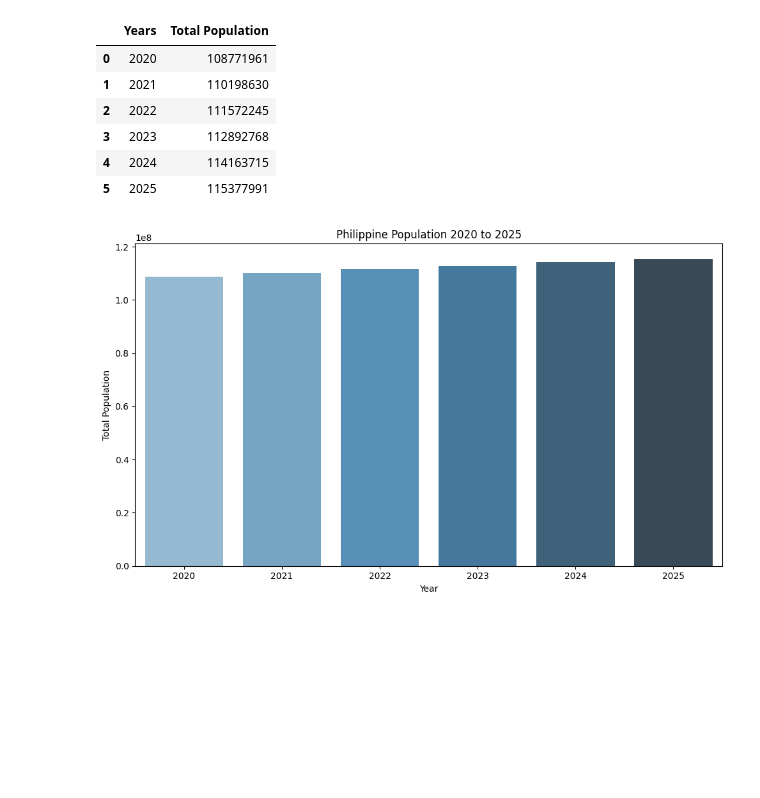
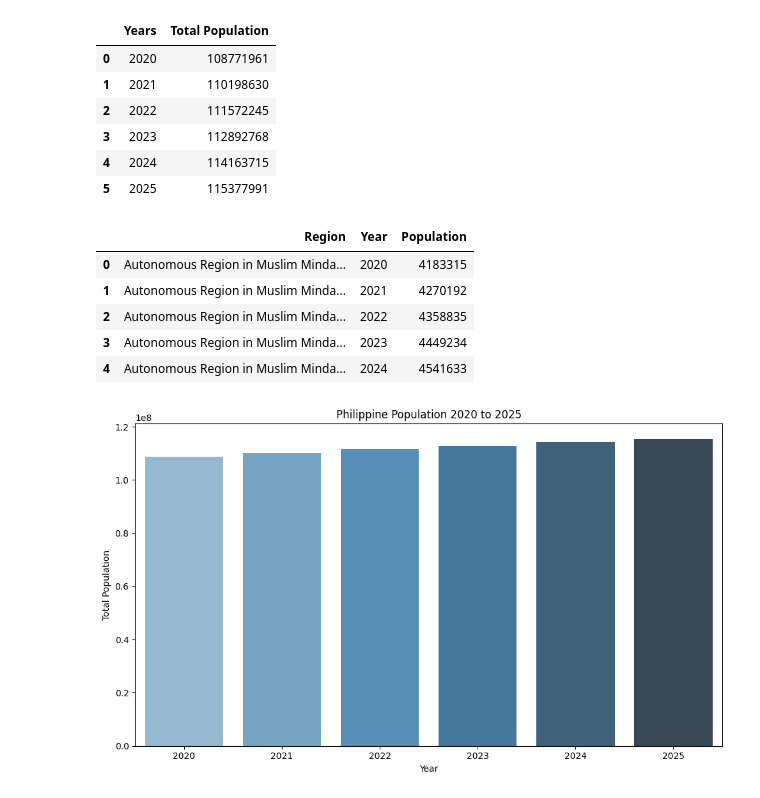
Before and after one commit to Qvyl/kaggle-notebooks, a Jupyter notebook: philippines-population-forecast.ipynb, the cells around one changed output. Drawn from its saved outputs; the diff is of its cells as text; code cells hidden in the pictures; blank space fills up the shorter version.

```diff
--- a/philippines-population-forecast.ipynb
+++ b/philippines-population-forecast.ipynb
@@ -159,6 +157,24 @@ national_total
 | 3 | 2023 | 112892768 |
 | 4 | 2024 | 114163715 |
 | 5 | 2025 | 115377991 |
+# %%
+df_long = df.melt(
+    id_vars=['Region'],
+    value_vars=years,
+    var_name='Year',
+    value_name='Population'
+)
+
+region_year_total = df_long.groupby(['Region', 'Year'], as_index=False)['Population'].sum()
+
+region_year_total.head()
+# %% [output]
+|  | Region | Year | Population |
+| 0 | Autonomous Region in Muslim Minda... | 2020 | 4183315 |
+| 1 | Autonomous Region in Muslim Minda... | 2021 | 4270192 |
+| 2 | Autonomous Region in Muslim Minda... | 2022 | 4358835 |
+| 3 | Autonomous Region in Muslim Minda... | 2023 | 4449234 |
+| 4 | Autonomous Region in Muslim Minda... | 2024 | 4541633 |
 # %%
 plt.figure(figsize=(10, 6))
 sns.barplot(data=national_total, x='Years', y='Total Population', palette='Blues_d')
```
Also changed, not shown: parts of 14 cells of this notebook.
